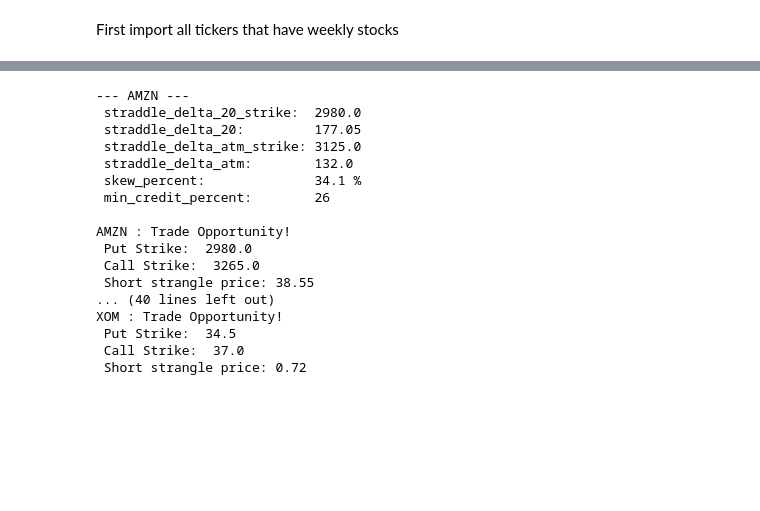
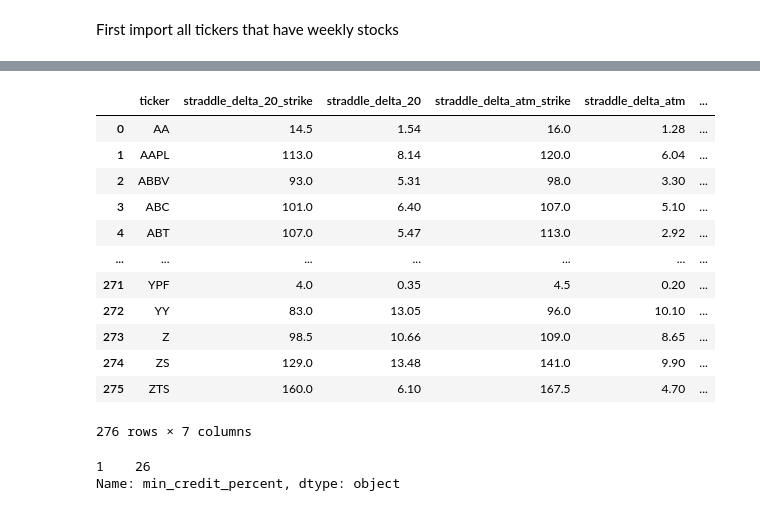
Before and after one commit to jeroencvlier/option_chain_scraper, a Jupyter notebook: 02.stock_scan.ipynb, the cells around one changed output, grey strips where cells are left out. Saved outputs shown, nothing was run; the diff lists cells and outputs as text; code cells hidden in the pictures; blank space fills up the shorter version.

```diff
--- a/02.stock_scan.ipynb
+++ b/02.stock_scan.ipynb
@@ -227,4 +227,5 @@ def historical_atr(ticker):
 # %% [markdown]
 First import all tickers that have weekly stocks
 # %%
-tickers_with_weekly = list(pd.read_csv("weekly_stocks_to_check.csv",index_col=0))
+tickers_df = pd.read_csv("weekly_stocks_to_check.csv",index_col=0)
+tickers_with_weekly = list(tickers_df.iloc[:,0])
@@ -373,3 +384,39 @@ for i in tqdm(temp_list):
+# %%
+# Check if data frame is empty, if it is empty, if not delete and create an empty frame,
+if len(option_chain_skew_df) != 0:
+    del option_chain_skew_df
+option_chain_skew_df = pd.DataFrame(columns=['ticker',
+                                                 'straddle_delta_20_strike',
+                                                 'straddle_delta_20',
+                                                 'straddle_delta_atm_strike',
+                                                 'straddle_delta_atm',
+                                                 'skew_percent',
+                                                 'min_credit_percent'])
+
+
+for i in tqdm(tickers_with_weekly):
+    option_chain_skew_df = option_chain_skew_df.append(option_chain_skew(i),ignore_index=True)
+
+display(option_chain_skew_df)
+# %% [output]
+|  | ticker | straddle_delta_20_strike | straddle_delta_20 | straddle_delta_atm_strike | straddle_delta_atm | ... |
+| 0 | AA | 14.5 | 1.54 | 16.0 | 1.28 | ... |
+| 1 | AAPL | 113.0 | 8.14 | 120.0 | 6.04 | ... |
+| 2 | ABBV | 93.0 | 5.31 | 98.0 | 3.30 | ... |
+| 3 | ABC | 101.0 | 6.40 | 107.0 | 5.10 | ... |
+| 4 | ABT | 107.0 | 5.47 | 113.0 | 2.92 | ... |
+| ... | ... | ... | ... | ... | ... | ... |
+| 271 | YPF | 4.0 | 0.35 | 4.5 | 0.20 | ... |
+| 272 | YY | 83.0 | 13.05 | 96.0 | 10.10 | ... |
+| 273 | Z | 98.5 | 10.66 | 109.0 | 8.65 | ... |
+| 274 | ZS | 129.0 | 13.48 | 141.0 | 9.90 | ... |
+| 275 | ZTS | 160.0 | 6.10 | 167.5 | 4.70 | ... |
+276 rows × 7 columns
+# %%
+option_chain_skew_df[option_chain_skew_df.ticker == 'AAPL'].min_credit_percent
+# %% [output]
+1    26
+Name: min_credit_percent, dtype: object
 # %%
 def short_strangle_scanner(ticker):
 
@@ -486,21 +556,0 @@ def short_strangle_scanner(ticker):
-# %%
-for i in tqdm(temp_list):
-    short_strangle_scanner(i)
-# %% [output]
---- AMZN ---
- straddle_delta_20_strike:  2980.0
- straddle_delta_20:         177.05
- straddle_delta_atm_strike: 3125.0
- straddle_delta_atm:        132.0
- skew_percent:              34.1 %
- min_credit_percent:        26
-
-AMZN : Trade Opportunity!
- Put Strike:  2980.0
- Call Strike:  3265.0
- Short strangle price: 38.55
-... (40 lines left out)
-XOM : Trade Opportunity!
- Put Strike:  34.5
- Call Strike:  37.0
- Short strangle price: 0.72
```
Also changed, not shown: parts of 8 cells of this notebook, 1 other file.
